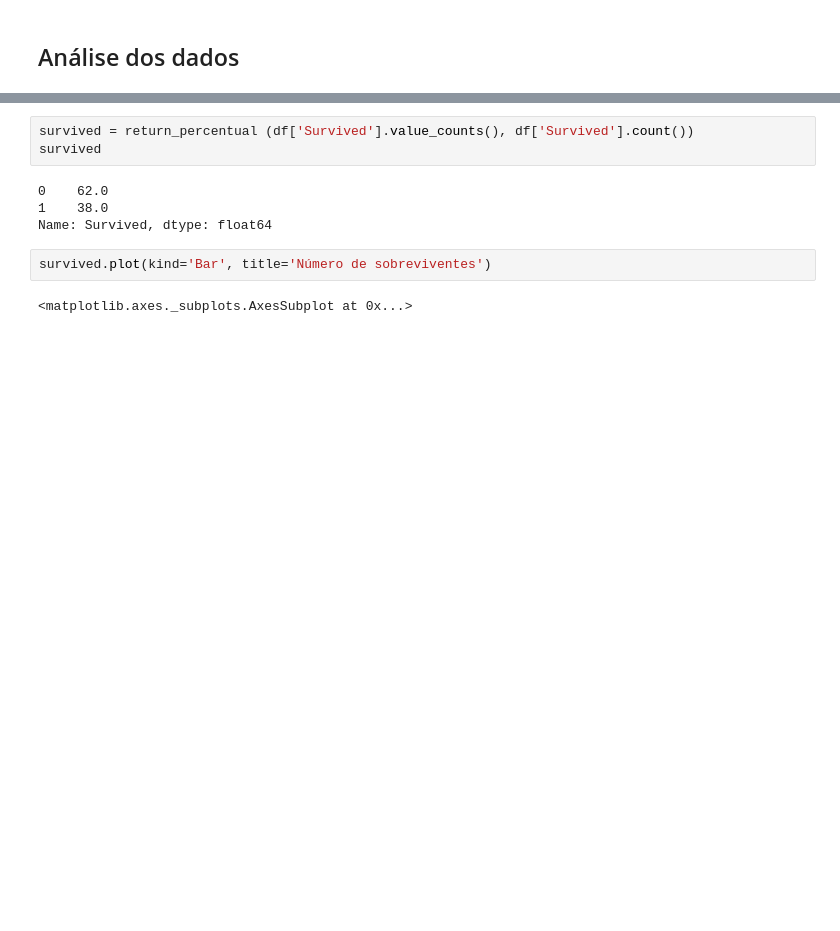
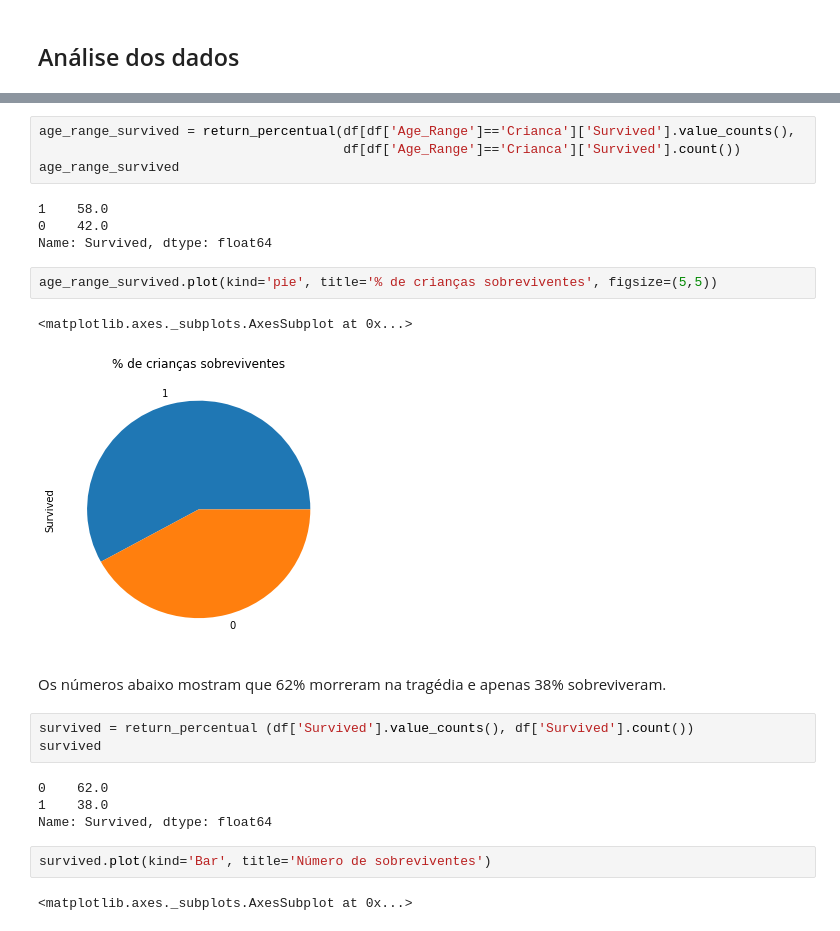
Before and after one commit to ERodrigues/Analise_dados_titanic, a Jupyter notebook: Analise_dados_Titanic.ipynb, the cells around one changed output, grey strips where cells are left out. Cells and saved outputs as stored; diff of their text form; blank space fills up the shorter version.

```diff
--- a/Analise_dados_Titanic.ipynb
+++ b/Analise_dados_Titanic.ipynb
@@ -107,3 +147,18 @@ memory usage: 32.1+ KB
+# %%
+age_range_survived = return_percentual(df[df['Age_Range']=='Crianca']['Survived'].value_counts(),
+                                       df[df['Age_Range']=='Crianca']['Survived'].count())
+age_range_survived
+# %% [output]
+1    58.0
+0    42.0
+Name: Survived, dtype: float64
+# %%
+age_range_survived.plot(kind='pie', title='% de crianças sobreviventes', figsize=(5,5))
+# %% [output]
+<matplotlib.axes._subplots.AxesSubplot at 0x...>
+[figure, added]
+# %% [markdown]
+Os números abaixo mostram que 62% morreram na tragédia e apenas 38% sobreviveram.
 # %%
 survived = return_percentual (df['Survived'].value_counts(), df['Survived'].count())
 survived
```
Also changed, not shown: parts of 49 cells of this notebook, 1 other file.
